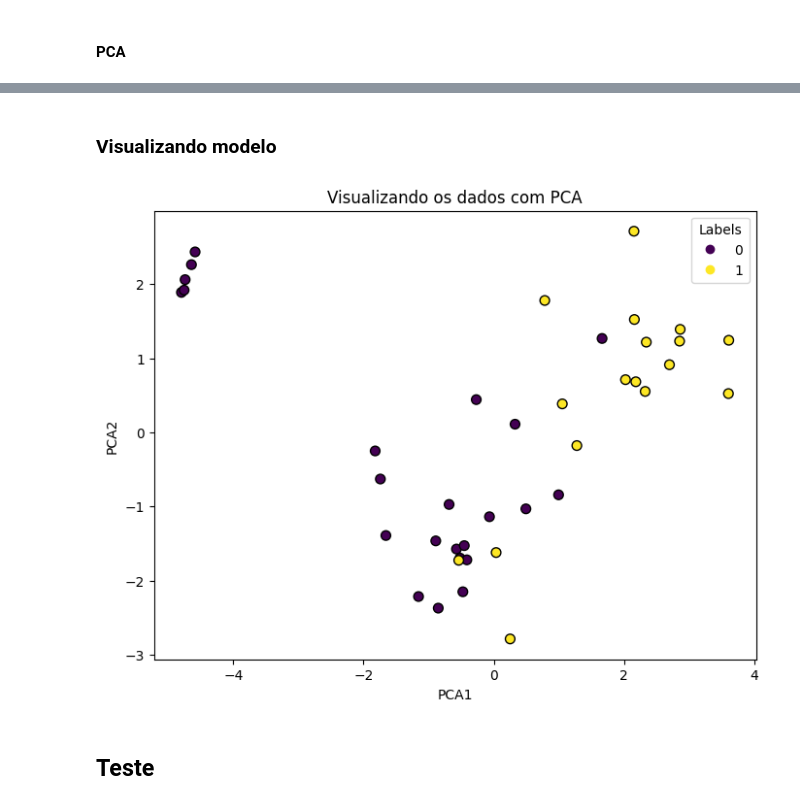
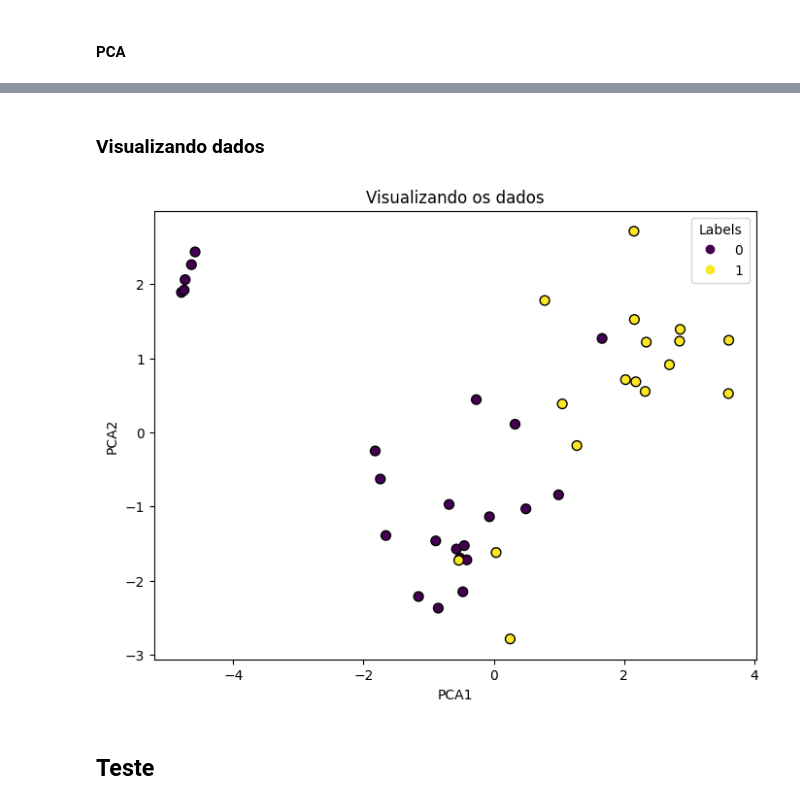
Before and after one commit to leontis2024/analise_de_dados, a Jupyter notebook: modelo_supervisionado_possiveis_usuarios.ipynb, the cells around one changed output, grey strips where cells are left out. Drawn from its saved outputs; the diff is of its cells as text; code cells hidden in the pictures.

Commit message:
Docs - Feat - Fix - Modelo de predição de possíveis assinantes finalizado. Arrumando variável no modelo de predição de possíveis usuários.

```diff
--- a/modelo_supervisionado_possiveis_usuarios.ipynb
+++ b/modelo_supervisionado_possiveis_usuarios.ipynb
@@ -32,7 +32,7 @@ Um modelo criado neste contexto precisa levar então em consideração algumas c
 # Carregando base e escolhendo colunas
 # %%
 dados = pd.read_excel('dados_possiveis_usuarios_c_label.xlsx')
-teste = pd.read_excel('dados_de_teste.xlsx')
+teste = pd.read_excel('dados_de_treino_usuarios.xlsx')
 dados.head()
 # %% [output]
 |  | ID | Hora de início | Hora de conclusão | E-mail | Nome | Hora da última modificação | ... |
@@ -913,7 +911,7 @@ import numpy as np
 # %% [markdown]
 ### Carregando dados
 # %%
-dados = pd.read_excel('dados_de_teste.xlsx')
+dados = pd.read_excel('dados_de_treino_usuarios.xlsx')
 dados.head()
 # %% [output]
 |  | Em qual faixa etária você se enca... | Qual a renda per capita da sua casa? | Há quanto tempo você se interessa... | Qual das opções de arte abaixo vo... | ... |
@@ -1038,8 +1037,9 @@ pd.DataFrame(df_x, columns=colunas)
 # %%
 from sklearn.decomposition import PCA
 
-pca = PCA()
+pca = PCA(n_components=2)
 df_x = pca.fit_transform(df_x)
-df_x = pd.DataFrame(df_x, columns=colunas)
+colunass_pca = ['PCA1', 'PCA2']
+df_x = pd.DataFrame(df_x, columns=colunass_pca)
 df_x
 # %% [output]
@@ -1063,23 +1063,18 @@ df_x
 # %% [markdown]
-### Visualizando modelo
+### Visualizando dados
 # %%
 from sklearn.decomposition import PCA
 import matplotlib.pyplot as plt
 
-pca_visu = PCA(n_components=2)
-principal_components = pca_visu.fit_transform(df_x)
-
-x_pca = pd.DataFrame(principal_components, columns=['PCA1', 'PCA2'])
-
 plt.figure(figsize=(8,6))
-scatter = plt.scatter(x_pca['PCA1'], x_pca['PCA2'], c=df_y, edgecolor='k', s=50, cmap='viridis')
+scatter = plt.scatter(df_x['PCA1'], df_x['PCA2'], c=df_y, edgecolor='k', s=50, cmap='viridis')
 plt.xlabel('PCA1')
 plt.ylabel('PCA2')
-plt.title('Visualizando os dados com PCA')
+plt.title('Visualizando os dados')
 plt.legend(*scatter.legend_elements(), title="Labels")
 plt.show()
 # %% [output]
-[figure, old version]
+[figure, new version]
 # %% [markdown]
 ## Teste
 # %% [markdown]
```
Also changed, not shown: parts of 19 cells of this notebook, 12 other files.
